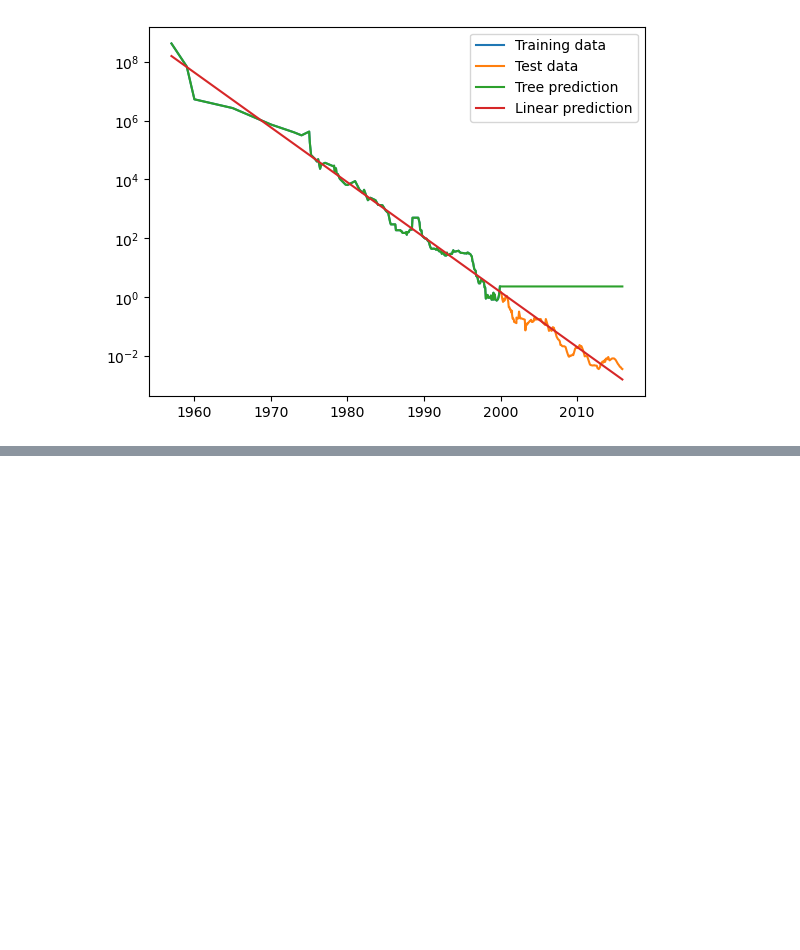
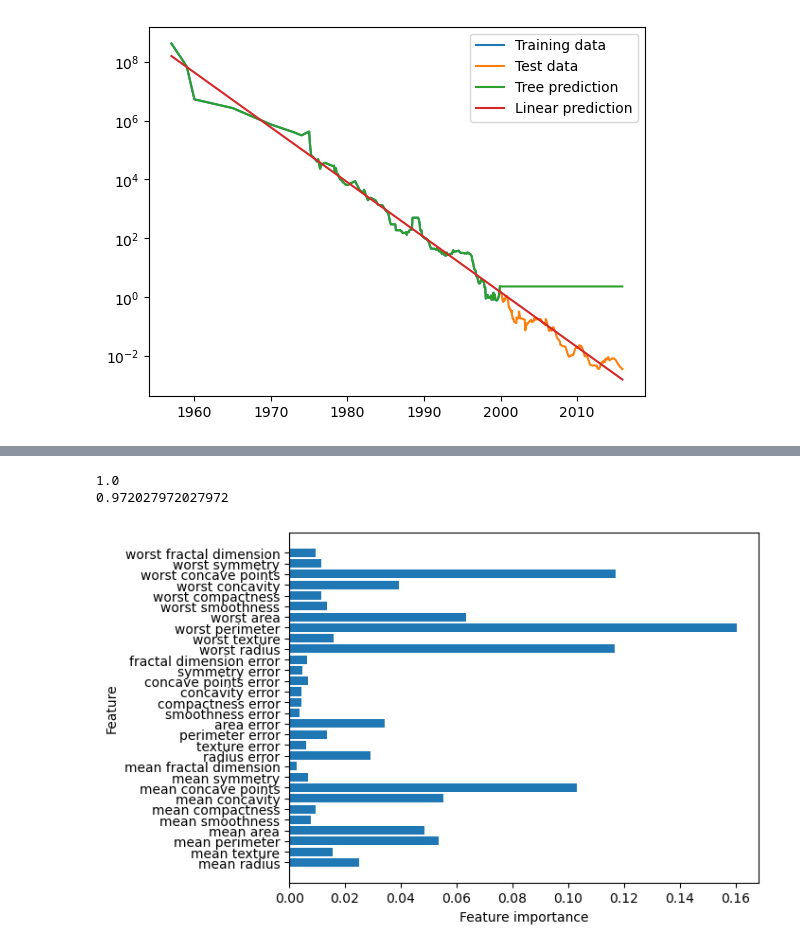
Before and after one commit to jim-franklin/intro_to_ml_with_python, a Jupyter notebook: Chapter_2/Chapter_2.ipynb, the cells around one changed output, grey strips where cells are left out. Drawn from its saved outputs; the diff is of its cells as text; code cells hidden in the pictures; blank space fills up the shorter version.

```diff
--- a/Chapter_2/Chapter_2.ipynb
+++ b/Chapter_2/Chapter_2.ipynb
@@ -476,0 +512,25 @@ plt.legend()
+# %%
+X_train, X_test, y_train, y_test = train_test_split(
+    cancer.data, cancer.target, random_state=0
+)
+
+forest = RandomForestClassifier(n_estimators=100,  random_state=0, n_jobs=-1)
+forest.fit(X_train, y_train)
+
+
+print(forest.score(X_train, y_train))
+print(forest.score(X_test, y_test))
+# %% [output]
+1.0
+0.972027972027972
+# %%
+def plot_feature_importances_cancer(model):
+    n_features = cancer.data.shape[1]
+    plt.barh(range(n_features), model.feature_importances_, align='center')
+    plt.yticks(np.arange(n_features), cancer.feature_names)
+    plt.xlabel("Feature importance")
+    plt.ylabel("Feature")
+# %%
+plot_feature_importances_cancer(forest)
+# %% [output]
+[figure, added]
```
Also changed, not shown: parts of 4 cells of this notebook, 1 other file.
